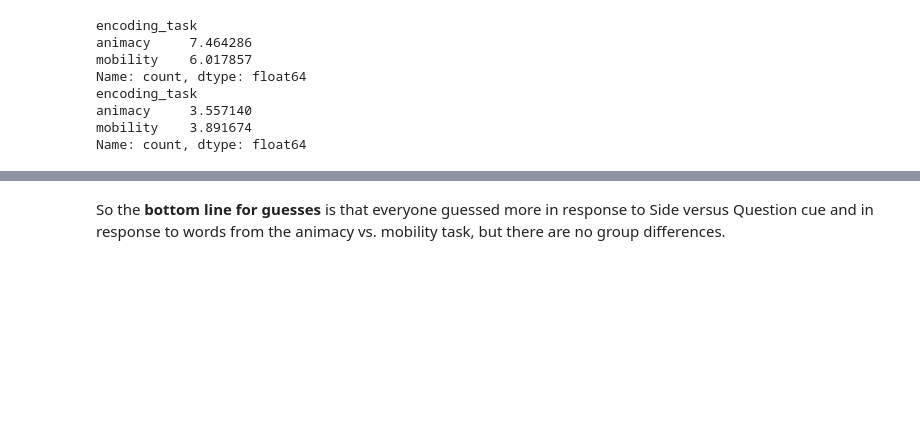
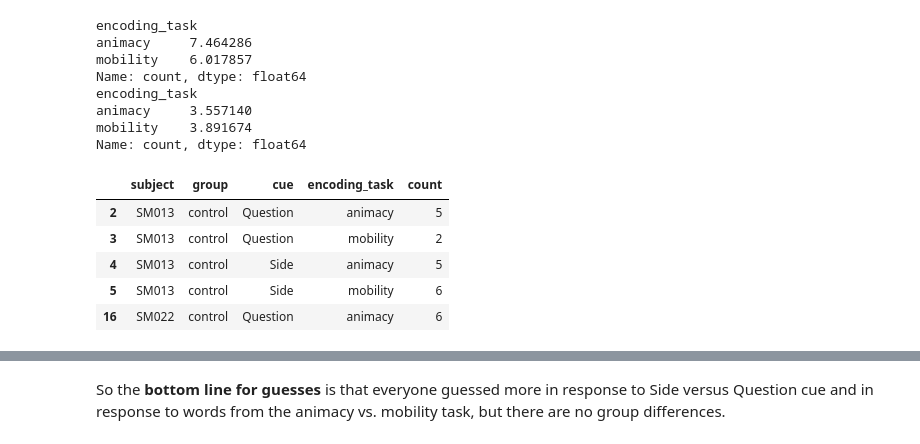
Before and after one commit to dgdillon/source-mem-paper, a Jupyter notebook: Source_ReAnalysis.ipynb, the cells around one changed output, grey strips where cells are left out. Drawn from its saved outputs; the diff is of its cells as text; code cells hidden in the pictures; blank space fills up the shorter version.

```diff
--- a/Source_ReAnalysis.ipynb
+++ b/Source_ReAnalysis.ipynb
@@ -704,3 +785,12 @@ encoding_task
 animacy     3.557140
 mobility    3.891674
 Name: count, dtype: float64
+# %%
+df.head()
+# %% [output]
+|  | subject | group | cue | encoding_task | count |
+| 2 | SM013 | control | Question | animacy | 5 |
+| 3 | SM013 | control | Question | mobility | 2 |
+| 4 | SM013 | control | Side | animacy | 5 |
+| 5 | SM013 | control | Side | mobility | 6 |
+| 16 | SM022 | control | Question | animacy | 6 |
```
Also changed, not shown: parts of 15 cells of this notebook, 19 other files.
